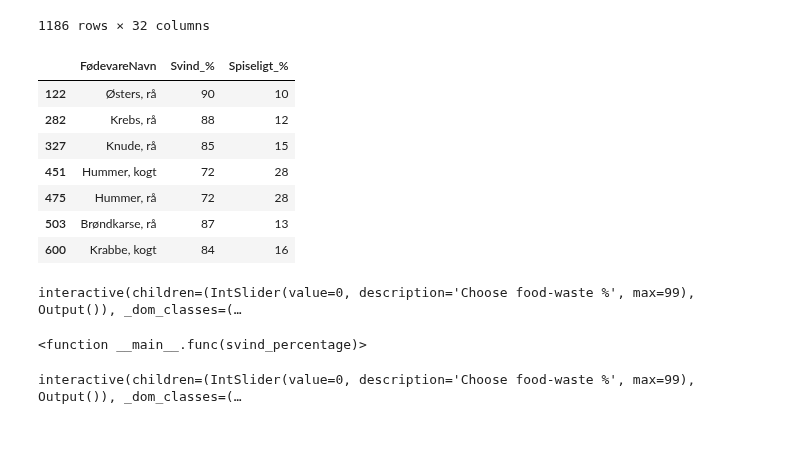
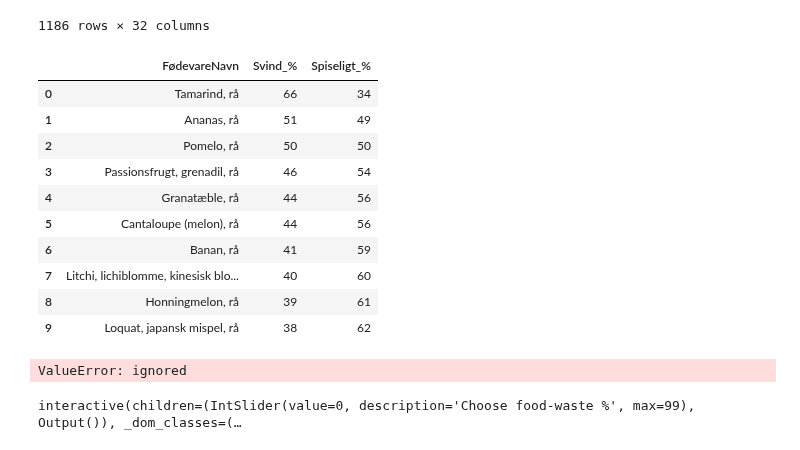
Before and after one commit to mrchapagain/ConsumerDataAnalytics, a Jupyter notebook: Data_Exploration.ipynb, the cells around one changed output. Cells and saved outputs as stored; diff of their text form; code cells hidden in the pictures.

```diff
--- a/Data_Exploration.ipynb
+++ b/Data_Exploration.ipynb
@@ -644,47 +675,59 @@ DataFrame
 import seaborn as sns
 # Function to display Food waste portion with user choice
 
-def foodwaste_portion_barplot(df_frida, svind_percentage, food_category):
+def foodwaste_portion_barplot(df_frida, svind_percentage):
 
       ## first acess right data from the given dataset
       # Drop the rows with non numeric and change rest of the rows to float type
       df_numeric_fridasvind= df_frida["Svind_%"].drop(df_frida[df_frida["Svind_%"] == "iv"].index).astype(float)
       # Just select the desired row with waste % value
       svind_condition=df_numeric_fridasvind[df_numeric_fridasvind > svind_percentage]
       # Get whole datasetwith the condition above
       df_frida_foodwaste= df_frida[["FødevareNavn", "Svind_%"]].iloc[svind_condition.index]
+      #df_frida_foodwaste= df_frida_foodwaste[df_frida_foodwaste.FødevareGruppe== food_category]
       # add column for eaten part
       df_frida_foodwaste["Spiseligt_%"] = df_frida_foodwaste["Svind_%"].apply(lambda x: 100-x)
+
+      df_frida_foodwaste.sort_values("Svind_%", ascending=False, ignore_index=True).head(10)
       return df_frida_foodwaste
 
       ## code for plotting
       plt.switch_backend('AGG')
       plt.figure(figsize=(15, 5))
       #plt.title(title, fontsize=8)
 
-      #df_frida_with_category= df_frida[df_frida.FødevareGruppe== food_category]
+      #df_frida_with_category= df_frida[df_frida.FødevareGruppe== food_category].reset_index(drop=True)
       #sns.barplot(data= df_frida_foodwaste, x= 'FødevareNavn', y='Svind_%', palette= 'hls') #{"Vegetables_Average": "blue", "Meat/Poultry_Average": "red", {foodname}: "green"}
 
       #Horizontal bar plot
       plt.bar(df_frida_foodwaste["FødevareNavn"], df_frida_foodwaste["Svind_%"])
       plt.xticks(rotation=20)
       plt.xlabel('FødevareNavn')
       plt.ylabel('Svind_%')
       plt.tight_layout()
       #graph=get_graph()
       #return graph
       plt.show()
 
-foodwaste_portion_barplot(DataFrame, 70, "Bærfrugt")
+df_cat=DataFrame[DataFrame.FødevareGruppe=="Sydfrugt" ].sort_values("Svind_%", ascending=False, ignore_index=True).head(10)
+df_numeric_fridasvind= df_cat["Svind_%"].drop(df_cat[df_cat["Svind_%"] == "iv"].index).astype(float)
+df_numeric_fridasvind
+svind_condition=df_numeric_fridasvind[df_numeric_fridasvind > 0.1]
+df_frida_foodwaste= df_cat[["FødevareNavn", "Svind_%"]].iloc[svind_condition.index]
+df_frida_foodwaste
+foodwaste_portion_barplot(df_cat, 15)
 # %% [output]
 |  | FødevareNavn | Svind_% | Spiseligt_% |
-| 122 | Østers, rå | 90 | 10 |
-| 282 | Krebs, rå | 88 | 12 |
-| 327 | Knude, rå | 85 | 15 |
-| 451 | Hummer, kogt | 72 | 28 |
-| 475 | Hummer, rå | 72 | 28 |
-| 503 | Brøndkarse, rå | 87 | 13 |
-| 600 | Krabbe, kogt | 84 | 16 |
+| 0 | Tamarind, rå | 66 | 34 |
+| 1 | Ananas, rå | 51 | 49 |
+| 2 | Pomelo, rå | 50 | 50 |
+| 3 | Passionsfrugt, grenadil, rå | 46 | 54 |
+| 4 | Granatæble, rå | 44 | 56 |
+| 5 | Cantaloupe (melon), rå | 44 | 56 |
+| 6 | Banan, rå | 41 | 59 |
+| 7 | Litchi, lichiblomme, kinesisk blo... | 40 | 60 |
+| 8 | Honningmelon, rå | 39 | 61 |
+| 9 | Loquat, japansk mispel, rå | 38 | 62 |
 # %%
 
 def func(svind_percentage):
@@ -721,8 +764,7 @@ func(80)
 slider= widgets.IntSlider(value=0, min=0, max=99,description="Choose food-waste %", orientation= "horizontal", readout= True)
 interact(func, svind_percentage=slider)
 # %% [output]
-interactive(children=(IntSlider(value=0, description='Choose food-waste %', max=99), Output()), _dom_classes=(…
+ValueError: ignored
-<function __main__.func(svind_percentage)>
 # %%
 slider= widgets.IntSlider(value=0, min=0, max=99,description="Choose food-waste %", orientation= "horizontal", readout= True)
 def func(x):
```
Also changed, not shown: parts of 15 cells of this notebook.
